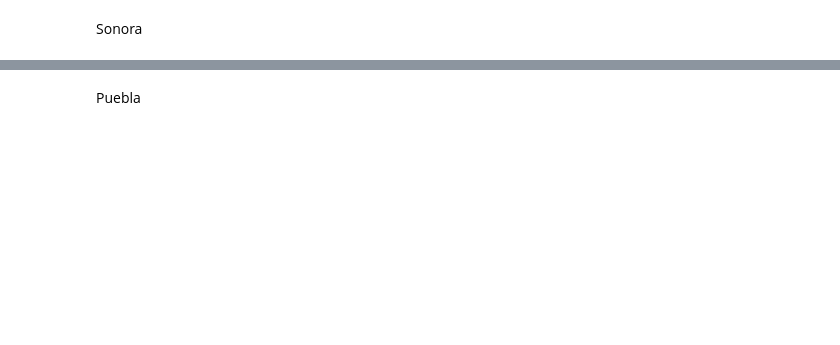
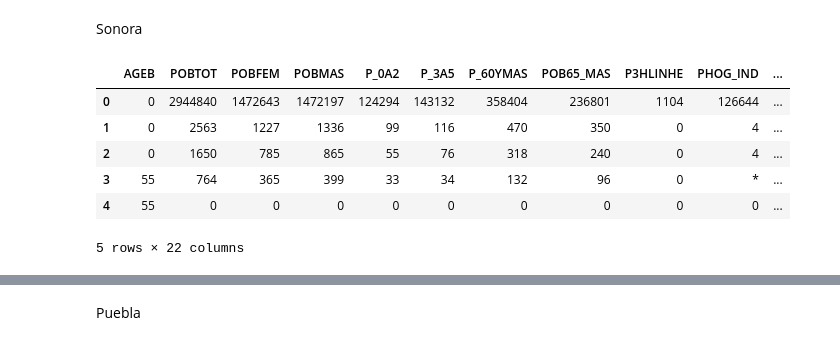
Before and after one commit to LH-1169213/IslasDeCalor, a Jupyter notebook: EDA_SCITEL_INEGI.ipynb, the cells around one changed output, grey strips where cells are left out. Cells and saved outputs as stored; diff of their text form; code cells hidden in the pictures; blank space fills up the shorter version.

```diff
--- a/EDA_SCITEL_INEGI.ipynb
+++ b/EDA_SCITEL_INEGI.ipynb
@@ -858,11 +874,19 @@ Sonora
 # %%
 # Leemos los datos por Estado
 # Sonora 1
-df40 = pd.read_csv("",
+df40 = pd.read_csv("https://raw.githubusercontent.com/LH-1169213/IslasDeCalor/refs/heads/main/Sonora.csv",
                  usecols=[ 'AGEB', 'POBTOT', 'POBFEM', 'POBMAS',
             'P_0A2','P_3A5', 'P_60YMAS', 'POB65_MAS', 'P3HLINHE', 'PHOG_IND', 'PCON_DISC', 'PCON_LIMI',
             'PSIND_LIM', 'P15YM_AN', 'P15YM_SE', 'GRAPROES', 'PEA', 'PSINDER', 'PDER_SS', 'TOTHOG', 'POBHOG', 'VIVTOT'])
 df40.head()
+# %% [output]
+|  | AGEB | POBTOT | POBFEM | POBMAS | P_0A2 | P_3A5 | P_60YMAS | POB65_MAS | P3HLINHE | PHOG_IND | ... |
+| 0 | 0 | 2944840 | 1472643 | 1472197 | 124294 | 143132 | 358404 | 236801 | 1104 | 126644 | ... |
+| 1 | 0 | 2563 | 1227 | 1336 | 99 | 116 | 470 | 350 | 0 | 4 | ... |
+| 2 | 0 | 1650 | 785 | 865 | 55 | 76 | 318 | 240 | 0 | 4 | ... |
+| 3 | 55 | 764 | 365 | 399 | 33 | 34 | 132 | 96 | 0 | * | ... |
+| 4 | 55 | 0 | 0 | 0 | 0 | 0 | 0 | 0 | 0 | 0 | ... |
+5 rows × 22 columns
 # %%
 # Leemos los datos por Estado
 # Sonora 2
```
Also changed, not shown: parts of 17 cells of this notebook.
